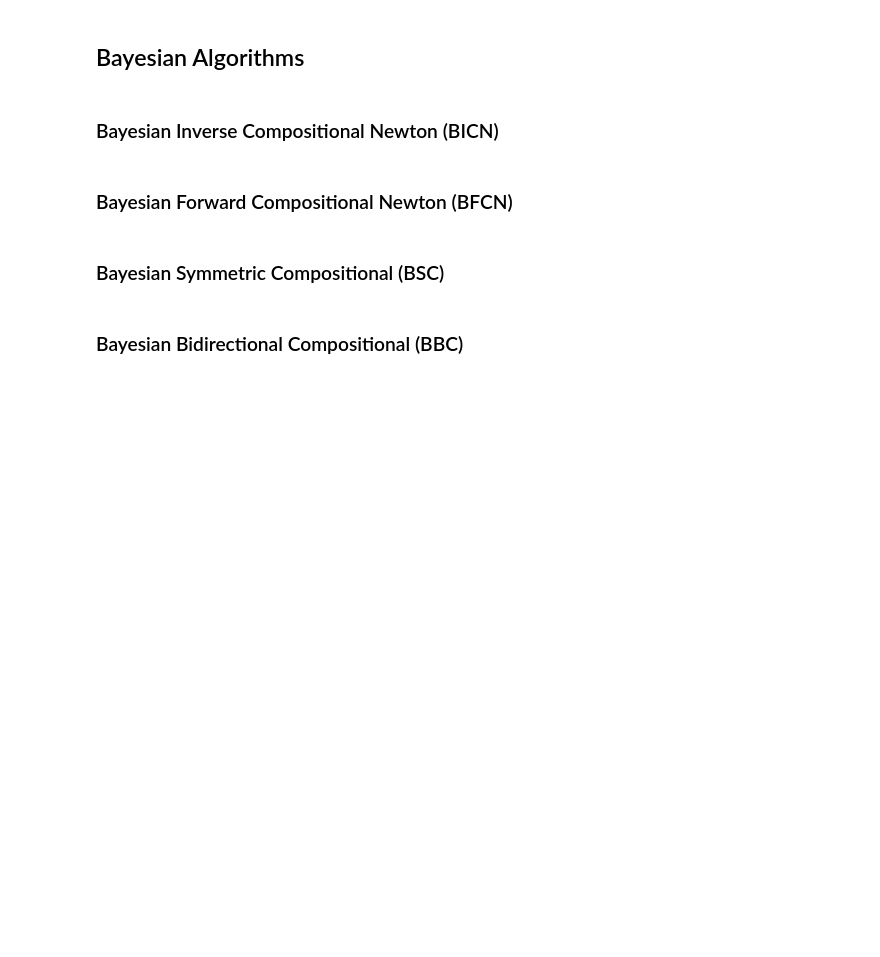
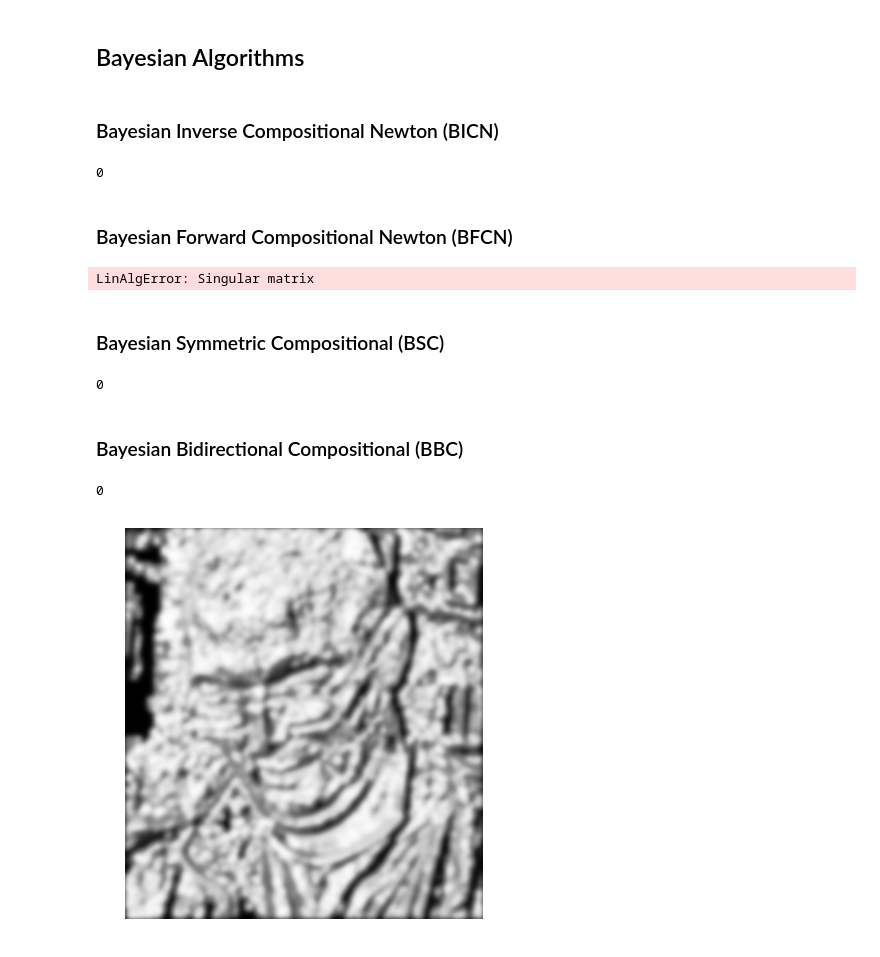
Before and after one commit to patricksnape/alabortijcv2015, a Jupyter notebook: notebooks/Exp3/Test-Models.ipynb, the cells around one changed output. Drawn from its saved outputs; the diff is of its cells as text; code cells hidden in the pictures; blank space fills up the shorter version.

```diff
--- a/notebooks/Exp3/Test-Models.ipynb
+++ b/notebooks/Exp3/Test-Models.ipynb
@@ -520,7 +559,9 @@ for n in noise_std:
     results = [SerializableAAMFitterResult('none', fr.shapes(), fr.costs(), fr.n_iters, alg_type, fr.gt_shape)
                for fr in fitter_results]
 
-    pickle_dump(results, path + 'PhD/Results/ijcv2015/exp3_int_' + aam_type + '_' + alg_type + '_' + db + '_' + str(n))
+    pickle_dump(results, path + 'PhD/Results/ijcv2015/exp3' + aam_type + '_' + features_type + '_' + alg_type + '_' + db + '_' + str(n))
+# %% [output]
+0
 # %%
 #from menpofit.visualize import visualize_fitting_results
 
@@ -537,7 +578,7 @@ fitter = PartsAAMFitter(aam, algorithm_cls=BFCN, n_shape=n_shape,
 from alabortijcv2015.utils import pickle_dump
 from alabortijcv2015.aam import SerializableAAMFitterResult
 
-for n in [None]:
+for n in noise_std:
 
     fitter_results = []
 
@@ -571,7 +612,9 @@ for n in [None]:
     results = [SerializableAAMFitterResult('none', fr.shapes(), fr.costs(), fr.n_iters, alg_type, fr.gt_shape)
                for fr in fitter_results]
 
-    pickle_dump(results, path + 'PhD/Results/ijcv2015/exp3_int_' + aam_type + '_' + alg_type + '_' + db + '_' + str(n))
+    pickle_dump(results, path + 'PhD/Results/ijcv2015/exp3' + aam_type + '_' + features_type + '_' + alg_type + '_' + db + '_' + str(n))
+# %% [output]
+LinAlgError: Singular matrix
 # %%
 #from menpofit.visualize import visualize_fitting_results
 
@@ -622,7 +665,9 @@ for n in noise_std:
     results = [SerializableAAMFitterResult('none', fr.shapes(), fr.costs(), fr.n_iters, alg_type, fr.gt_shape)
                for fr in fitter_results]
 
-    pickle_dump(results, path + 'PhD/Results/ijcv2015/exp3_int_' + aam_type + '_' + alg_type + '_' + db + '_' + str(n))
+    pickle_dump(results, path + 'PhD/Results/ijcv2015/exp3' + aam_type + '_' + features_type + '_' + alg_type + '_' + db + '_' + str(n))
+# %% [output]
+0
 # %%
 #from menpofit.visualize import visualize_fitting_results
 
@@ -673,8 +718,18 @@ for n in noise_std:
     results = [SerializableAAMFitterResult('none', fr.shapes(), fr.costs(), fr.n_iters, alg_type, fr.gt_shape)
                for fr in fitter_results]
 
-    pickle_dump(results, path + 'PhD/Results/ijcv2015/exp3_int_' + aam_type + '_' + alg_type + '_' + db + '_' + str(n))
+    pickle_dump(results, path + 'PhD/Results/ijcv2015/exp3' + aam_type + '_' + features_type + '_' + alg_type + '_' + db + '_' + str(n))
+# %% [output]
+0
 # %%
 #from menpofit.visualize import visualize_fitting_results
 
 #visualize_fitting_results(fitter_results)
+# %%
+from alabortijcv2015.utils import fsmooth
+from menpofast.image import Image
+from menpofast.feature import fast_dsift
+
+Image(fsmooth(fast_dsift(i).pixels, 2)).view_widget()
+# %% [output]
+[figure, added]
```
Also changed, not shown: parts of 14 cells of this notebook, 7 other files.
